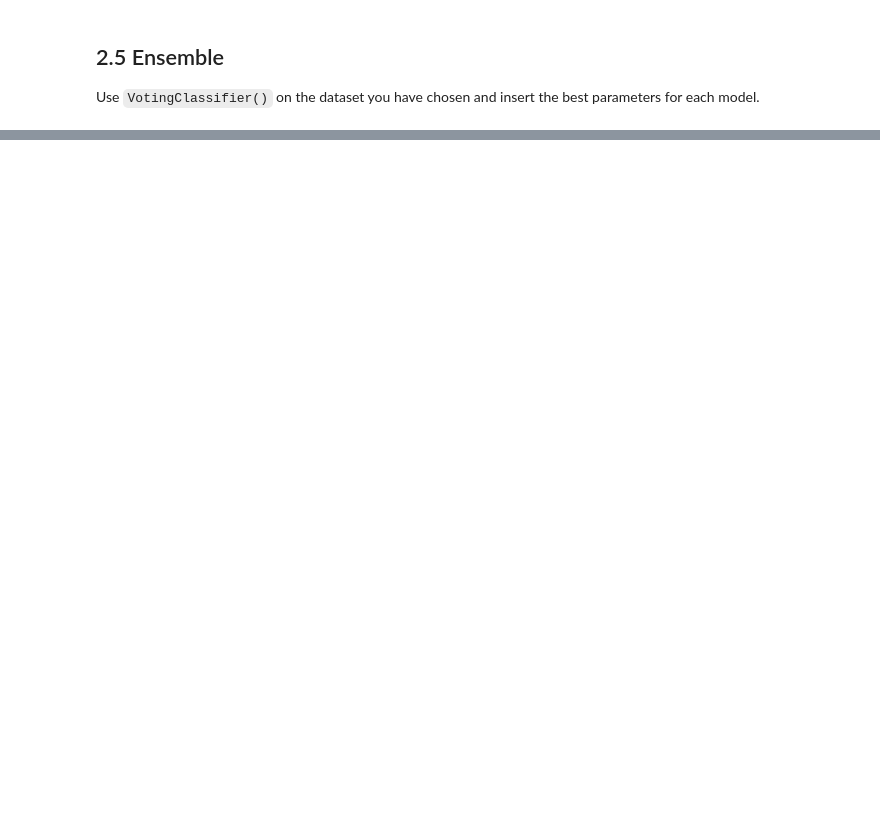
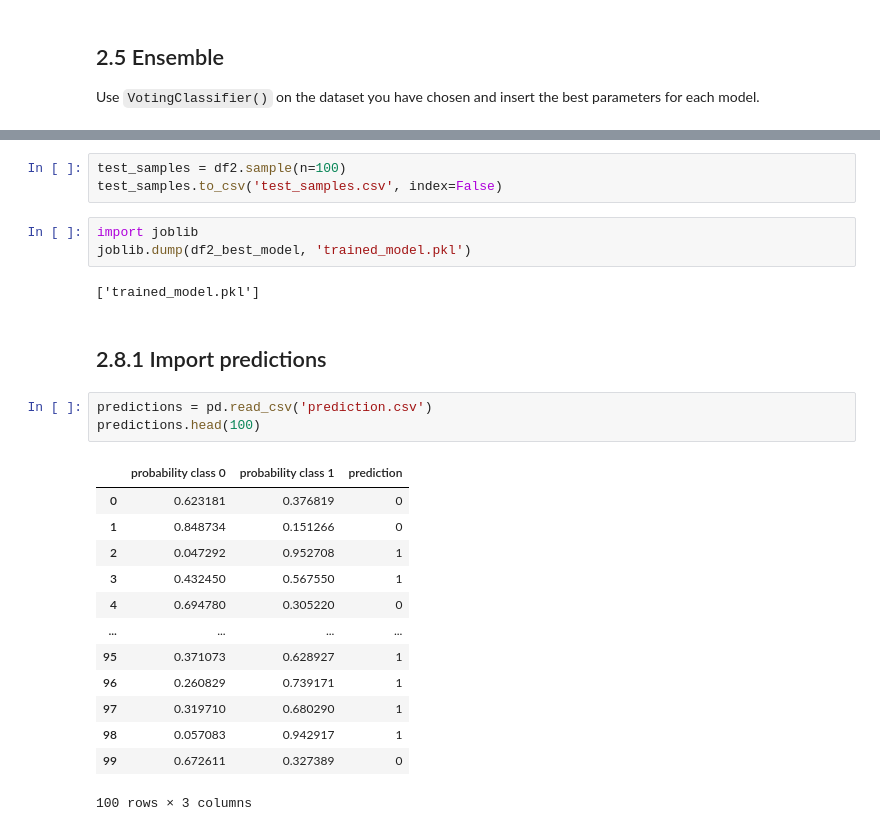
Before and after one commit to wlinds/ITHS-AI22-ML, a Jupyter notebook: Labb/disease-prediction.ipynb, the cells around one changed output, grey strips where cells are left out. Drawn from its saved outputs; the diff is of its cells as text; blank space fills up the shorter version.

```diff
--- a/Labb/disease-prediction.ipynb
+++ b/Labb/disease-prediction.ipynb
@@ -893,0 +1166,27 @@ Skapa ett nytt skript: **production_model.py**, ladda in **test_samples.csv** oc
+# %%
+test_samples = df2.sample(n=100)
+test_samples.to_csv('test_samples.csv', index=False)
+# %%
+import joblib
+joblib.dump(df2_best_model, 'trained_model.pkl')
+# %% [output]
+['trained_model.pkl']
+# %% [markdown]
+## 2.8.1 Import predictions
+# %%
+predictions = pd.read_csv('prediction.csv')
+predictions.head(100)
+# %% [output]
+|  | probability class 0 | probability class 1 | prediction |
+| 0 | 0.623181 | 0.376819 | 0 |
+| 1 | 0.848734 | 0.151266 | 0 |
+| 2 | 0.047292 | 0.952708 | 1 |
+| 3 | 0.432450 | 0.567550 | 1 |
+| 4 | 0.694780 | 0.305220 | 0 |
+| ... | ... | ... | ... |
+| 95 | 0.371073 | 0.628927 | 1 |
+| 96 | 0.260829 | 0.739171 | 1 |
+| 97 | 0.319710 | 0.680290 | 1 |
+| 98 | 0.057083 | 0.942917 | 1 |
+| 99 | 0.672611 | 0.327389 | 0 |
+100 rows × 3 columns
```
Also changed, not shown: parts of 63 cells of this notebook.
